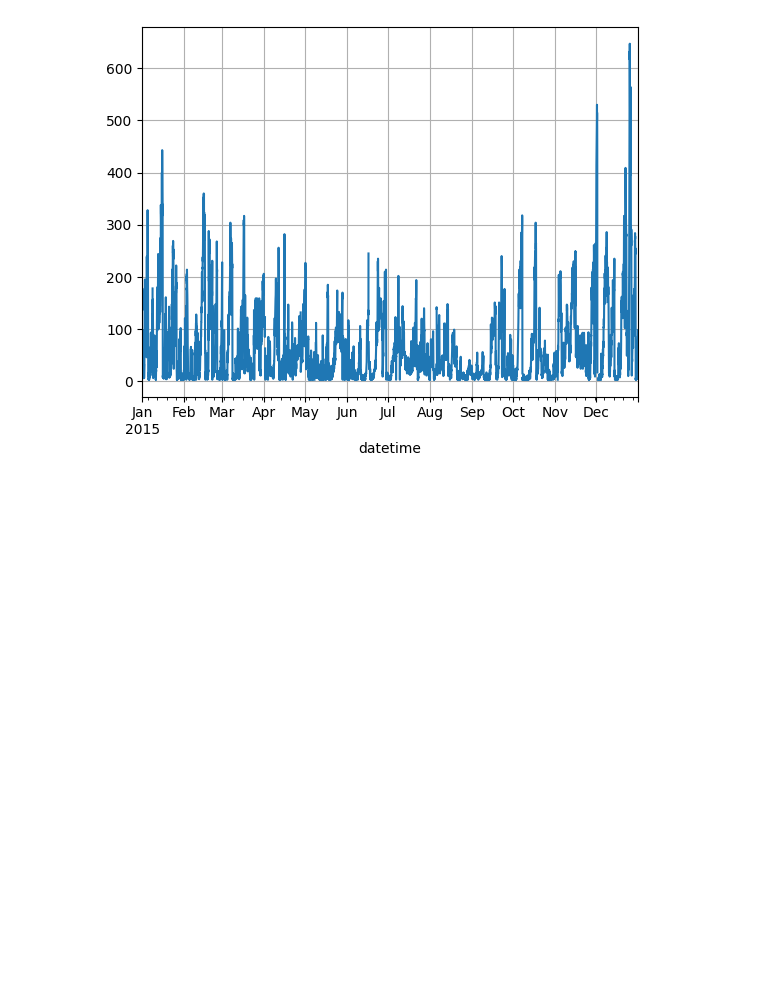
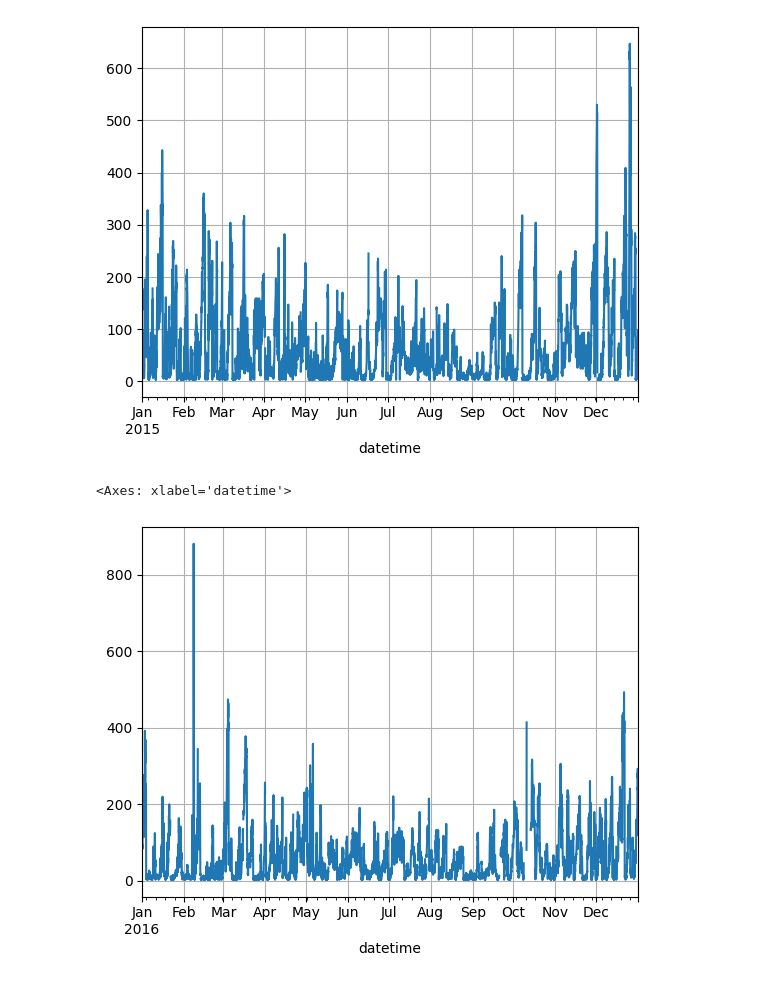
Before and after one commit to Aifedayo/Time-Series-Forecasting, a Jupyter notebook: src/notebook/air_quality_forecast_dingling.ipynb, the cells around one changed output. Drawn from its saved outputs; the diff is of its cells as text; code cells hidden in the pictures; blank space fills up the shorter version.

```diff
--- a/src/notebook/air_quality_forecast_dingling.ipynb
+++ b/src/notebook/air_quality_forecast_dingling.ipynb
@@ -229,3 +232,10 @@ pm_data_2015.plot(grid=True)
 # %% [output]
 <Axes: xlabel='datetime'>
 [figure]
+# %%
+aq_df_2016 = aq_df.loc["2016"]
+pm_data_2016 = aq_df_2016["PM2.5"]
+pm_data_2016.plot(grid=True)
+# %% [output]
+<Axes: xlabel='datetime'>
+[figure, added]
```
Also changed, not shown: parts of 1 cell of this notebook, 1 other file.
